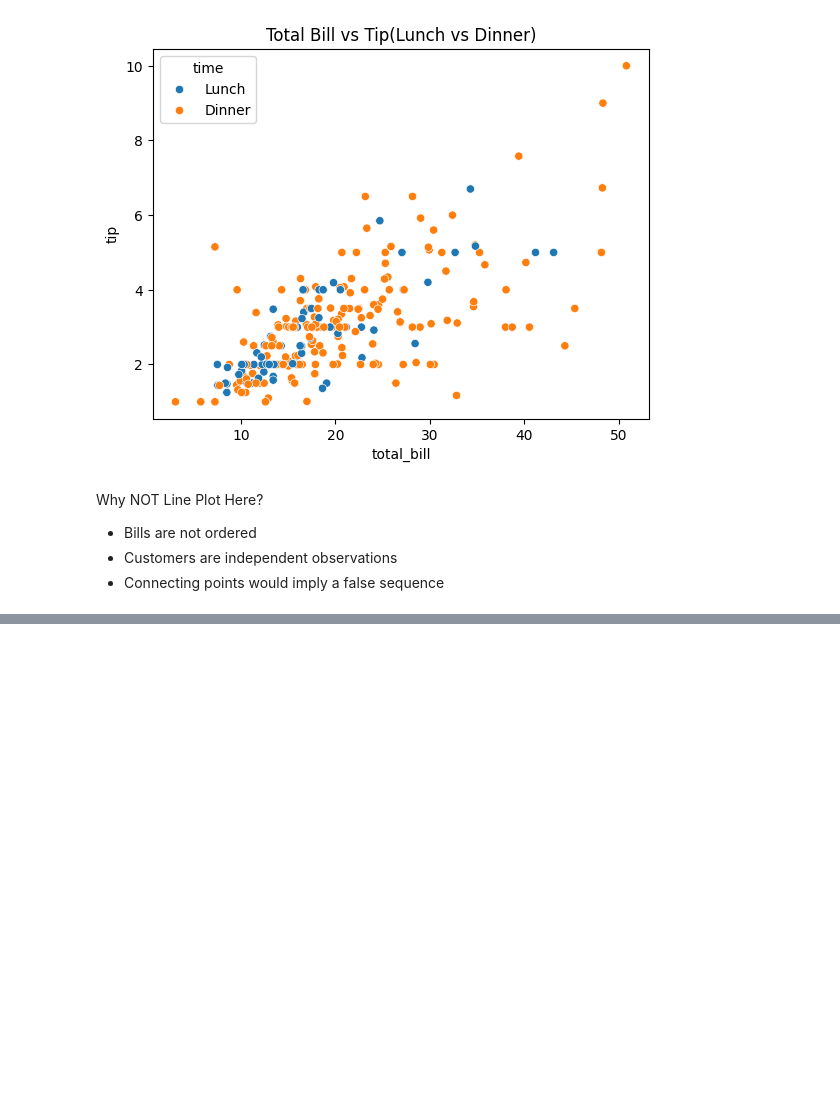
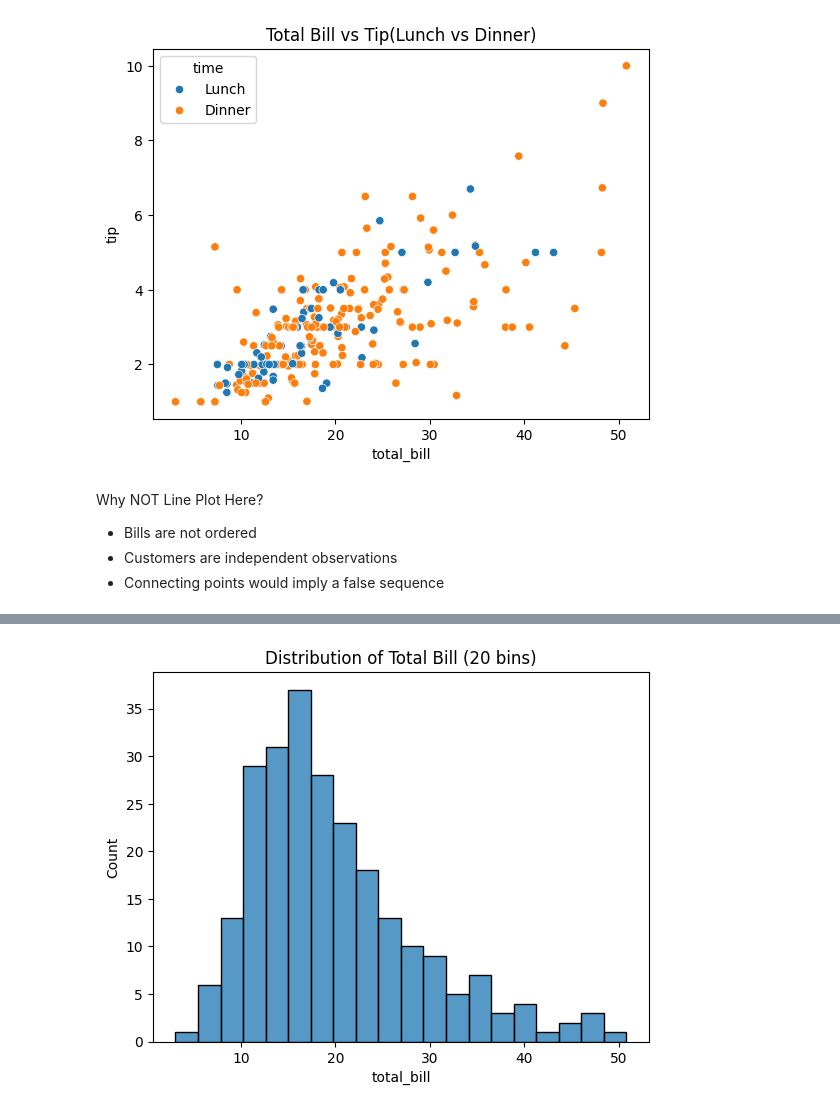
Before and after one commit to AromalDileep/traditional_ml, a Jupyter notebook: notebooks/04_visualization_eda.ipynb, the cells around one changed output, grey strips where cells are left out. Saved outputs shown, nothing was run; the diff lists cells and outputs as text; code cells hidden in the pictures; blank space fills up the shorter version.

```diff
--- a/notebooks/04_visualization_eda.ipynb
+++ b/notebooks/04_visualization_eda.ipynb
@@ -131,0 +160,11 @@ Why NOT Line Plot Here?
+# %%
+sns.histplot(
+    data=df,
+    x="total_bill",
+    bins=20
+)
+
+plt.title("Distribution of Total Bill (20 bins)")
+plt.show()
+# %% [output]
+[figure, added]
```
Also changed, not shown: parts of 45 cells of this notebook, 1 other file.
